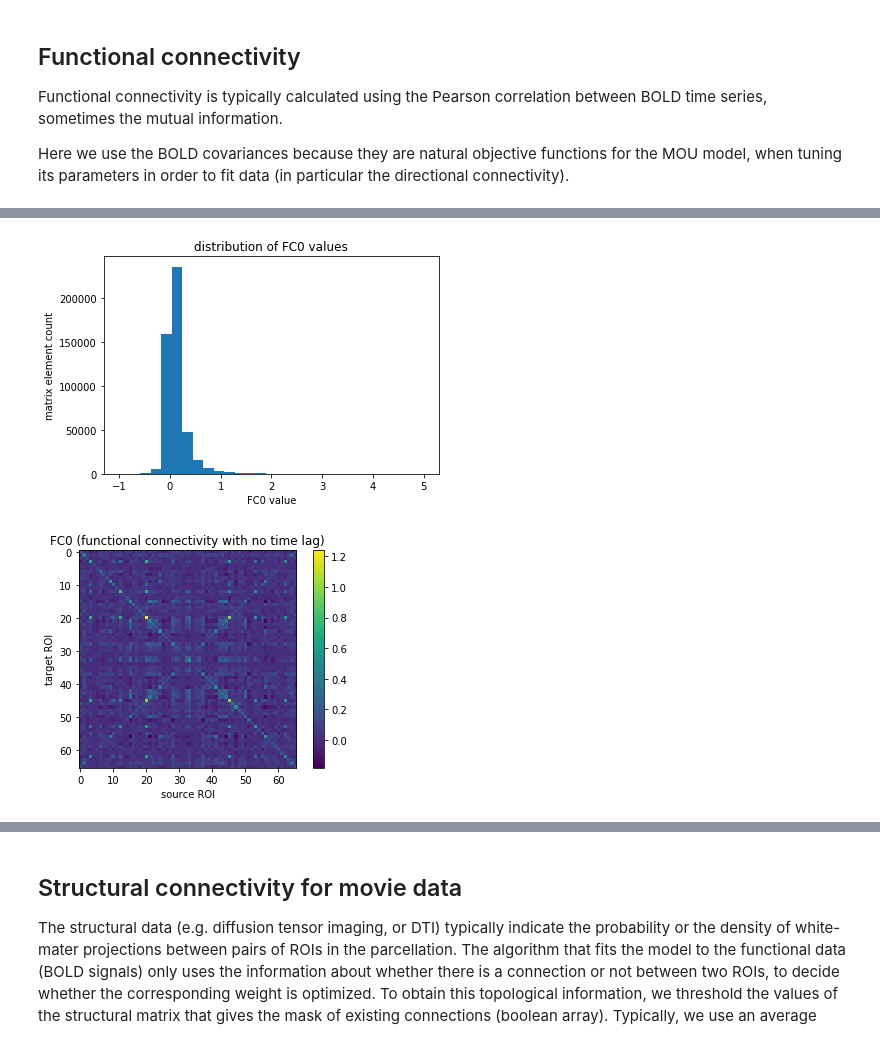
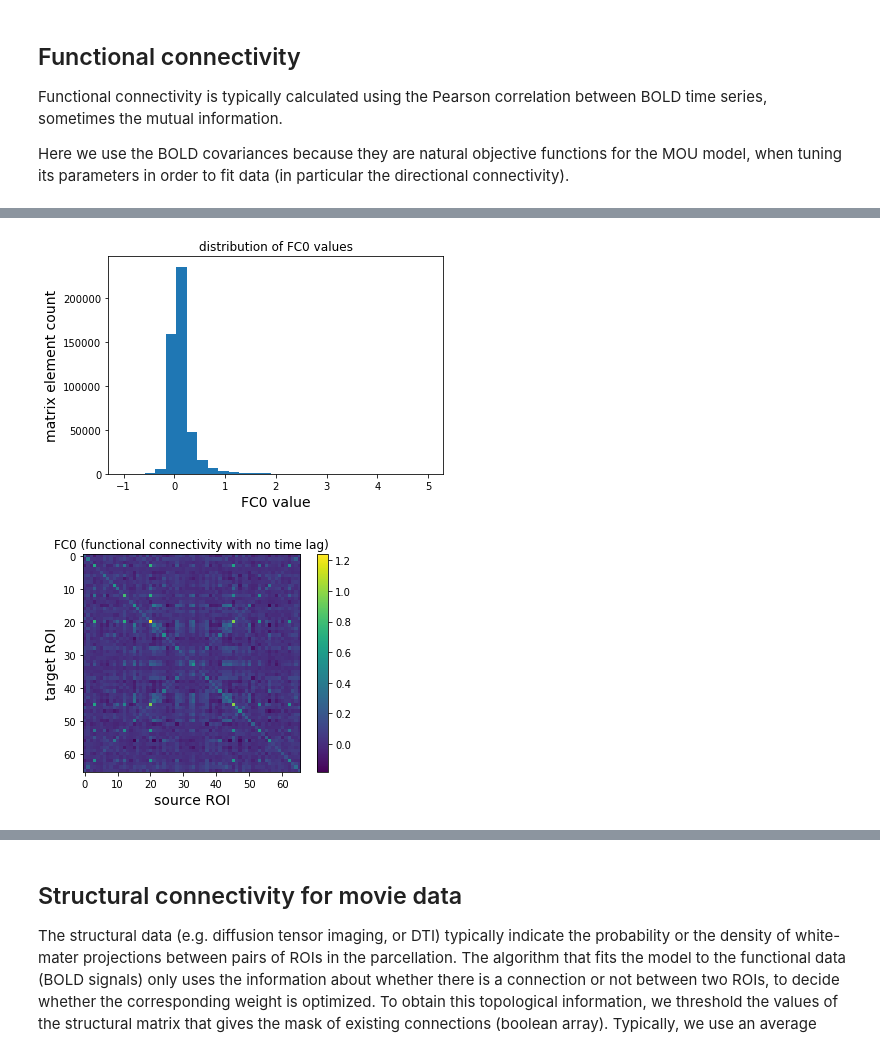
Before and after one commit to mb-BCA/notebooks_review2019, a Jupyter notebook: 1_MOUEC_Estimation.ipynb, the cells around one changed output, grey strips where cells are left out. Saved outputs shown, nothing was run; the diff lists cells and outputs as text; code cells hidden in the pictures.

```diff
--- a/1_MOUEC_Estimation.ipynb
+++ b/1_MOUEC_Estimation.ipynb
@@ -114,12 +116,12 @@ FC_emp = np.zeros([n_sub,n_run,n_tau,N,N]) # FC = spatiotemporal covariances of
 for i_sub in range(n_sub):
     for i_run in range(n_run):
         # center the time series
-        filtered_ts_emp[i_sub,i_run,:,:] -= np.outer(filtered_ts_emp[i_sub,i_run,:,:].mean(1),np.ones([T]))
+        filtered_ts_emp[i_sub,i_run,:,:] -= np.outer(filtered_ts_emp[i_sub,i_run,:,:].mean(1), np.ones([T]))
         # calculate covariances with time shift
         for i_tau in range(n_tau):
-            FC_emp[i_sub,i_run,i_tau,:,:] = np.tensordot(filtered_ts_emp[i_sub,i_run,:,0:T-n_tau+1],filtered_ts_emp[i_sub,i_run,:,i_tau:T-n_tau+1+i_tau],axes=(1,1)) / float((T-n_tau))
+            FC_emp[i_sub,i_run,i_tau,:,:] = np.tensordot(filtered_ts_emp[i_sub,i_run,:,0:T-n_tau+1], filtered_ts_emp[i_sub,i_run,:,i_tau:T-n_tau+1+i_tau], axes=(1,1)) / float((T-n_tau))
 
-rescale_FC_factor = 0.5 / FC_emp[:,:2,0,:,:].diagonal(axis1=2,axis2=3).mean()
+rescale_FC_factor = 0.5 / FC_emp[:,:2,0,:,:].diagonal(axis1=2, axis2=3).mean()
 FC_emp *= rescale_FC_factor
 filtered_ts_emp /= np.sqrt(rescale_FC_factor)
 
@@ -131,16 +133,16 @@ print('mean BOLD variance (diagonal of each FC0 matrix):', FC_emp[:,:,0,:,:].dia
 # Show distibution of FC0 values
 plt.figure()
 plt.hist(FC_emp[:,:,0,:,:].flatten(), bins=np.linspace(-1,5,30))
-plt.xlabel('FC0 value')
-plt.ylabel('matrix element count')
+plt.xlabel('FC0 value', fontsize=14)
+plt.ylabel('matrix element count', fontsize=14)
 plt.title('distribution of FC0 values')
 
 # Show FC0 for first subject, first run (rest)
 plt.figure()
 plt.imshow(FC_emp[0,0,0,:,:])
 plt.colorbar()
-plt.xlabel('source ROI')
-plt.ylabel('target ROI')
+plt.xlabel('source ROI', fontsize=14)
+plt.ylabel('target ROI', fontsize=14)
 plt.title('FC0 (functional connectivity with no time lag)')
 
 plt.show()
@@ -152,5 +154,5 @@ mean BOLD variance (diagonal of each FC0 matrix): 0.7383493119716673
-[figure, old version]
+[figure, new version]
-[figure, old version]
+[figure, new version]
 # %%
 # Calculate the autocovariance
 ac = FC_emp.diagonal(axis1=3,axis2=4)
```
Also changed, not shown: parts of 10 cells of this notebook.
